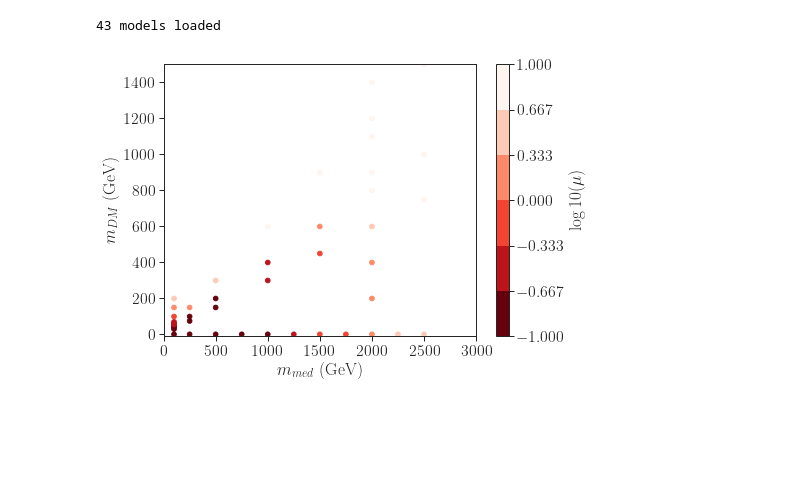
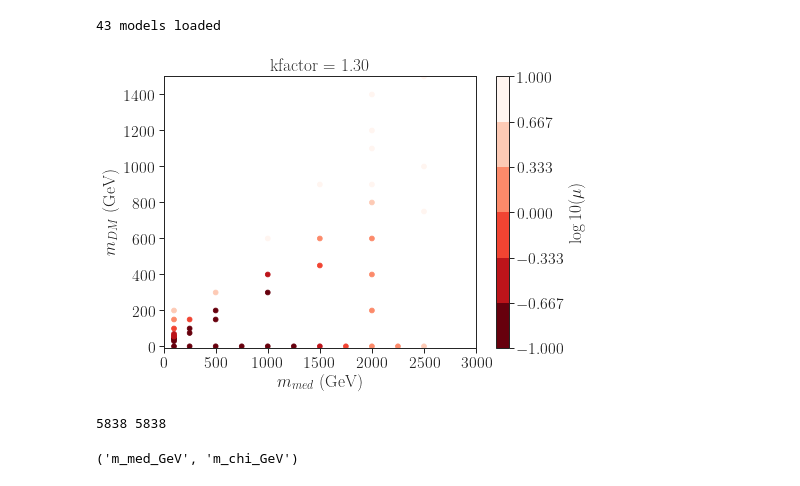
Before and after one commit to andlessa/MonoXSMS, a Jupyter notebook: notebooks/plotUpperLimits.ipynb, the cells around one changed output. Saved outputs shown, nothing was run; the diff lists cells and outputs as text; code cells hidden in the pictures; blank space fills up the shorter version.

Commit message:
Updated limit plot

```diff
--- a/notebooks/plotUpperLimits.ipynb
+++ b/notebooks/plotUpperLimits.ipynb
@@ -46,17 +47,21 @@ print('%i models loaded' %len(models))
 # %%
 # Remove duplicated data from other datasets
 modelData = recastData[recastData['Data-takingperiod'] == 2017]
+# %%
+kfactor = 1.3
+lmuData = np.log10(modelData['$\mu^{UL}_{obs}$']/kfactor)
 # %%
 fig = plt.figure(figsize=(7,5))
 plt.scatter(x=modelData['$m_{med}$'],y=modelData['$m_{DM}$'],vmin=-1.0,vmax=1.0,
-            c=np.log10(modelData['$\mu^{UL}_{obs}$']),cmap=plt.cm.get_cmap('Reds_r', 6))
+            c=lmuData,cmap=plt.cm.get_cmap('Reds_r', 6))
 cbar = plt.colorbar(label=r'$\log10(\mu)$')
 cbar.set_ticks([-1.0,-0.6666,-0.3333,0.0,0.33333,0.66666,1.0])
 plt.xlabel(r'$m_{med}$ (GeV)')
 plt.ylabel(r'$m_{DM}$ (GeV)')
 plt.ylim(-10,1500)
 plt.xlim(0,3000)
+plt.title('kfactor = %1.2f' %kfactor)
 plt.show()
 # %% [output]
-[figure, old version]
+[figure, new version]
 # %%
@@ -67,0 +72,6 @@ lmuPts = griddata(list(zip(modelData['$m_{med}$'],modelData['$m_{DM}$'])),modelD
+# %%
+pts = pts[~np.isnan(lmuPts)]
+lmuPts = lmuPts[~np.isnan(lmuPts)]
+print(len(pts),len(lmuPts))
+# %% [output]
+5838 5838
@@ -68 +80,7 @@ lmuPts = griddata(list(zip(modelData['$m_{med}$'],modelData['$m_{DM}$'])),modelD
+# %%
+cmsCurve = np.genfromtxt('../AuxInfo/CMS-EXO-20-004-data/HEPData-ins1894408-v2-csv/2Dexclusioncontour,axial,Observed.csv',
+                        skip_header=12,names=True,delimiter=',')
+print(cmsCurve.dtype.names)
+# %% [output]
+('m_med_GeV', 'm_chi_GeV')
 # %%
```
Also changed, not shown: parts of 6 cells of this notebook.
